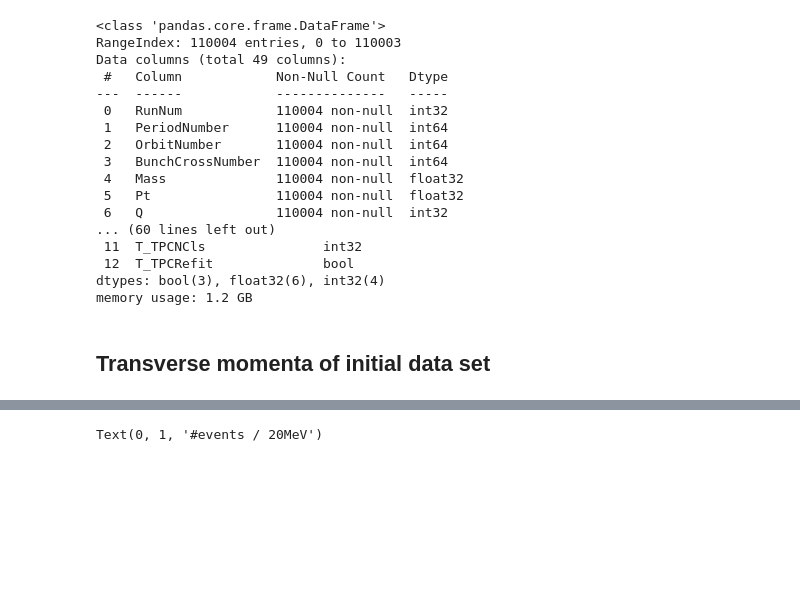
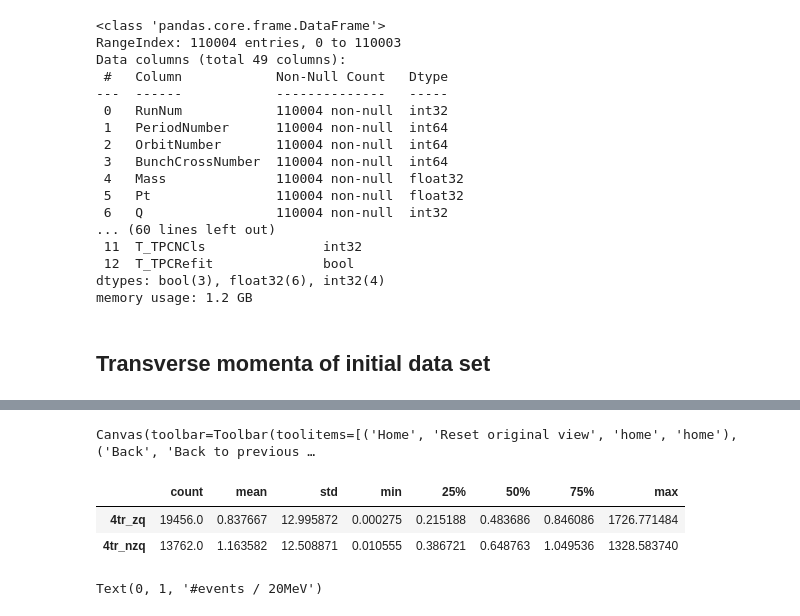
Before and after one commit to bdrum/cern-physics, a Jupyter notebook: notebooks/4TracksAnalysis.ipynb, the cells around one changed output, grey strips where cells are left out. Drawn from its saved outputs; the diff is of its cells as text; code cells hidden in the pictures; blank space fills up the shorter version.

```diff
--- a/notebooks/4TracksAnalysis.ipynb
+++ b/notebooks/4TracksAnalysis.ipynb
@@ -88,3 +69,10 @@ _ = hep.histplot((counts, bin_edges), yerr=True, color='red', histtype='errorbar
+# %%
+ErrorHist.DrawErrorHists([pt_events(data.four_tracks_zq), pt_events(data.four_tracks_nzq)], bins=100, range=(0,2), title=f'$\pi^+\pi^-\pi^+\pi^-$ event $p_t$', x_label=['$p_t$, GeV', '$p_t$, GeV'], y_label=['events', 'events'], label = ['4tr_zq', '4tr_nzq'], color=['black', 'red'])
+# %% [output]
+Canvas(toolbar=Toolbar(toolitems=[('Home', 'Reset original view', 'home', 'home'), ('Back', 'Back to previous …
+|  | count | mean | std | min | 25% | 50% | 75% | max |
+| 4tr_zq | 19456.0 | 0.837667 | 12.995872 | 0.000275 | 0.215188 | 0.483686 | 0.846086 | 1726.771484 |
+| 4tr_nzq | 13762.0 | 1.163582 | 12.508871 | 0.010555 | 0.386721 | 0.648763 | 1.049536 | 1328.583740 |
 # %%
 # %matplotlib widget
 plt.style.use(hep.style.ROOT)
```
Also changed, not shown: parts of 13 cells of this notebook, 1 other file.
